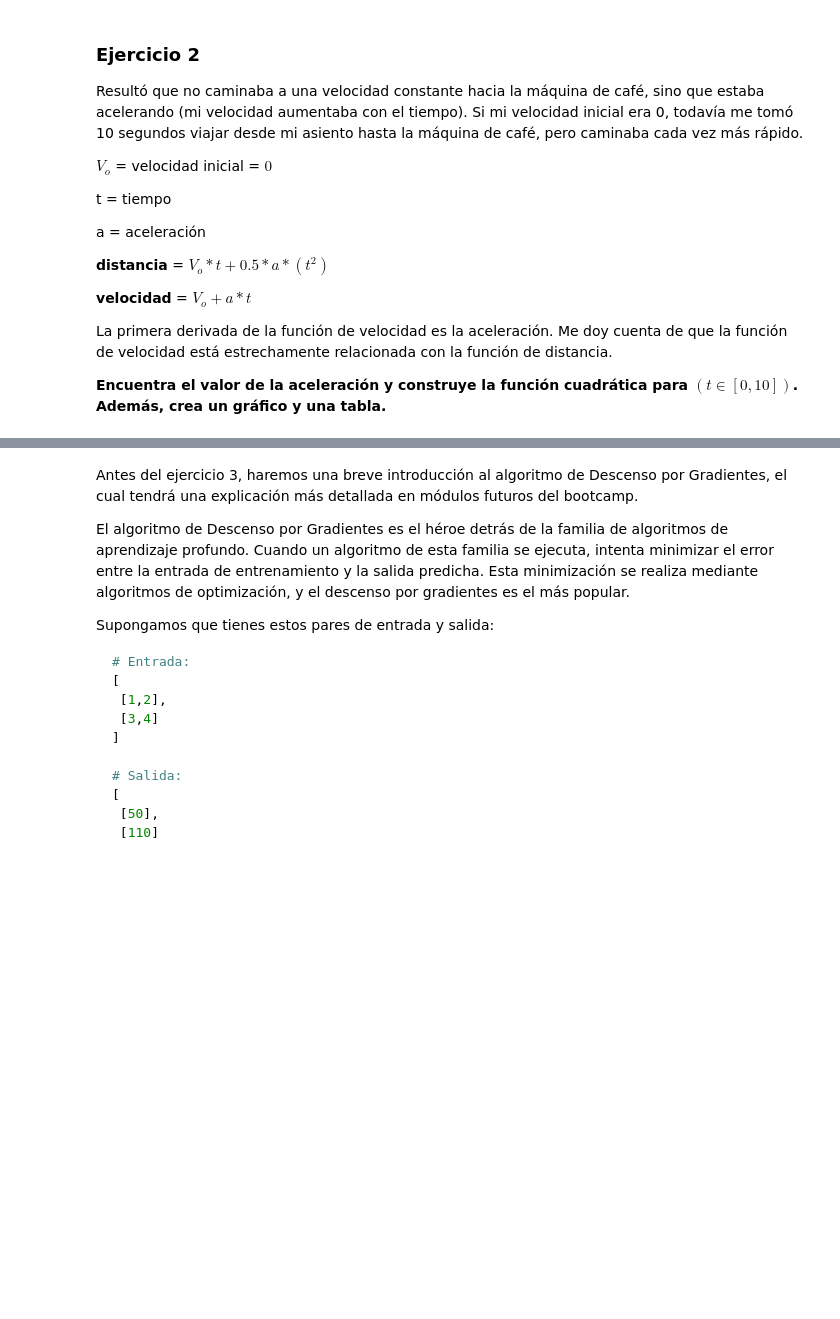
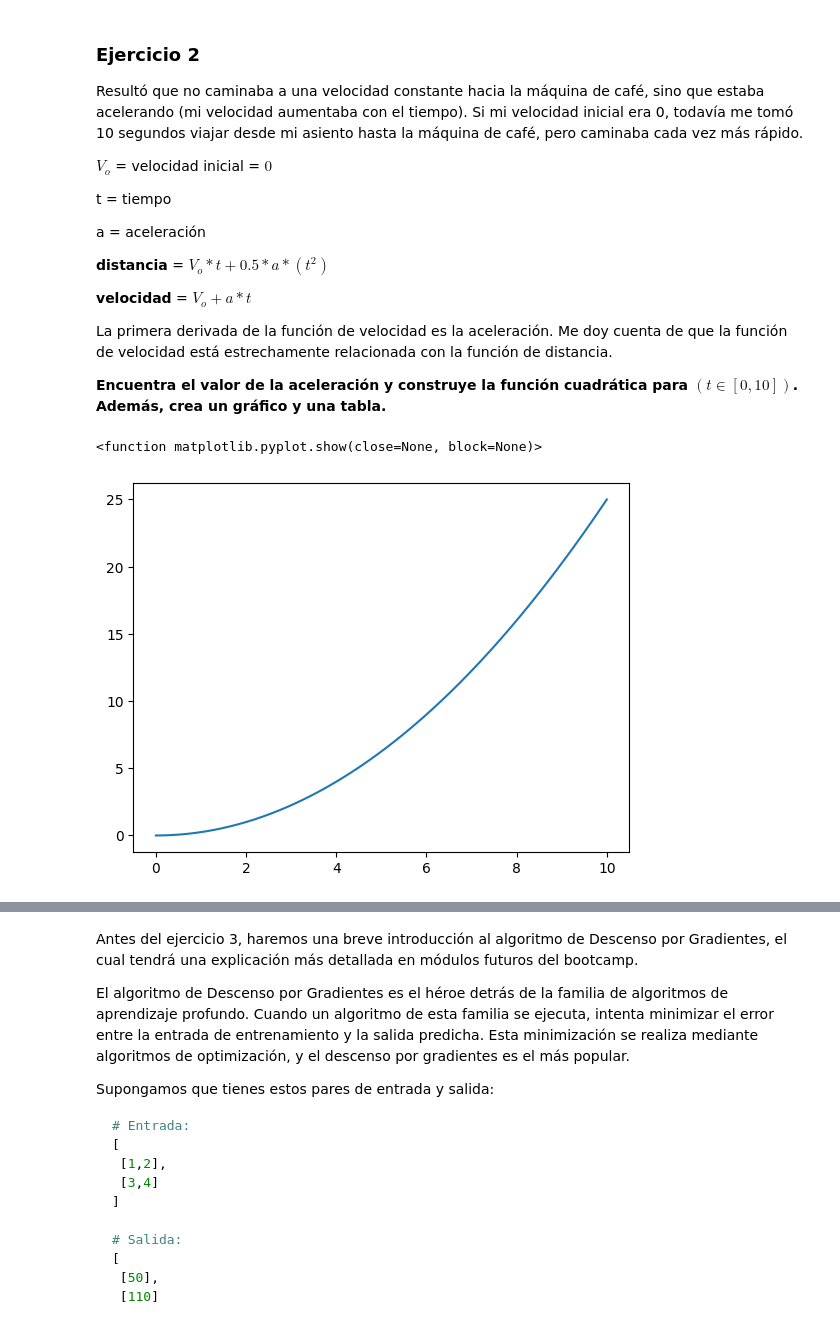
Before and after one commit to scontrerasr/calculus-and-algebra-problems-with-python, a Jupyter notebook: notebook/problems.es.ipynb, the cells around one changed output, grey strips where cells are left out. Drawn from its saved outputs; the diff is of its cells as text; code cells hidden in the pictures; blank space fills up the shorter version.

```diff
--- a/notebook/problems.es.ipynb
+++ b/notebook/problems.es.ipynb
@@ -50,5 +93,19 @@ La primera derivada de la función de velocidad es la aceleración. Me doy cuent
 **Encuentra el valor de la aceleración y construye la función cuadrática para  $(t ∈ [0,10])$. Además, crea un gráfico y una tabla.**
 # %%
 # Define y grafica la función cuadrática
+
+def distancia2(t,a):
+    return 0.5*a*t**2
+
+# 0.5*a*100=25 -> a=0.5
+
+y_axis2 = distancia2(x_axis,a=0.5)
+
+# Graficar
+plt.plot(x_axis,y_axis2)
+plt.show
+# %% [output]
+<function matplotlib.pyplot.show(close=None, block=None)>
+[figure, added]
 # %%
 # Crea un DataFrame
```
Also changed, not shown: parts of 20 cells of this notebook.
